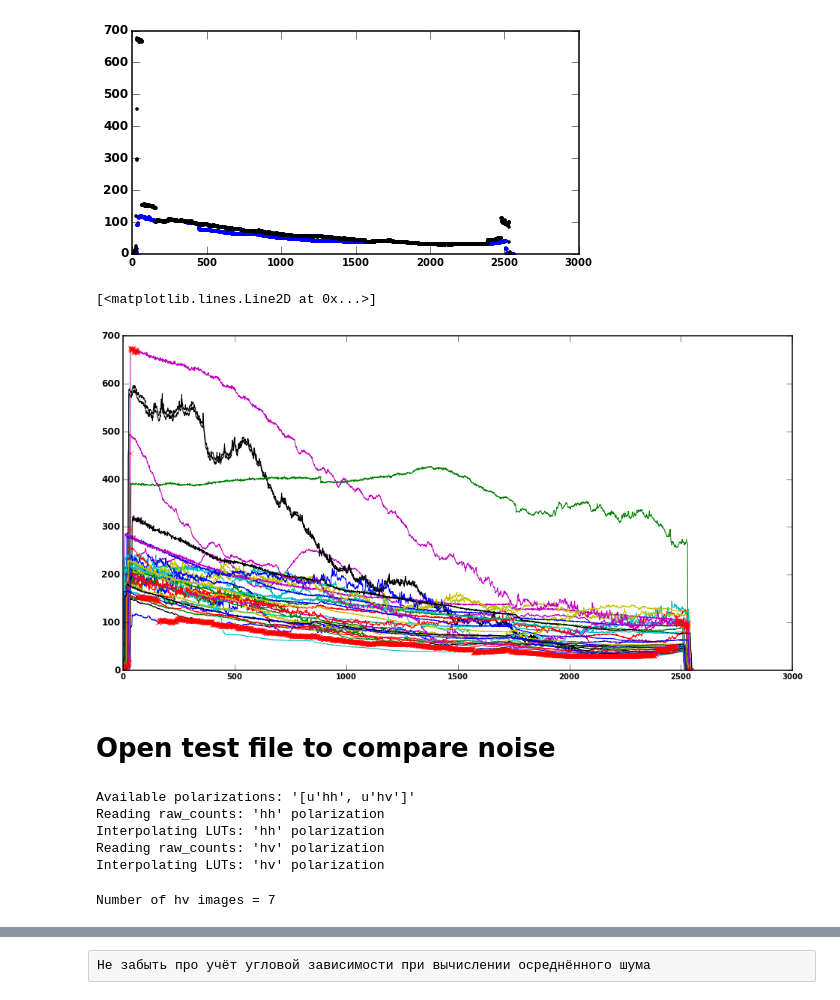
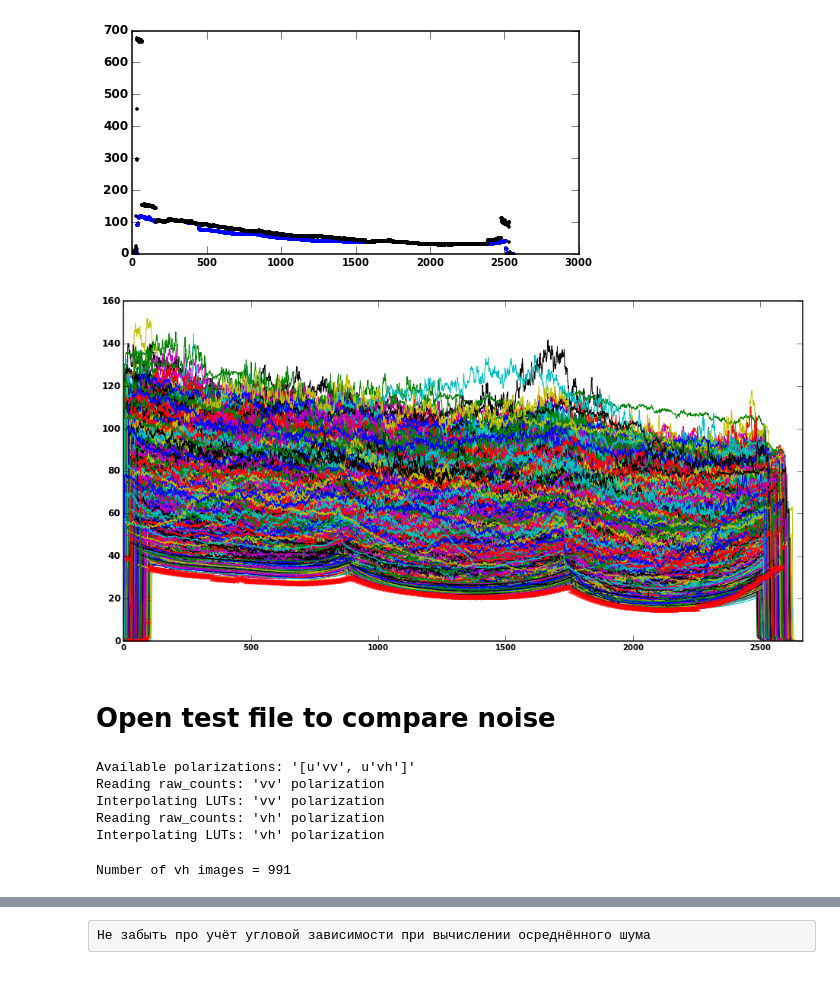
Before and after one commit to magican/PySOL, a Jupyter notebook: notebooks/Sentinel-1/0.0.0.Sentinel-1_remove_noise_by_avg.ipynb, the cells around one changed output, grey strips where cells are left out. Cells and saved outputs as stored; diff of their text form; code cells hidden in the pictures.

```diff
--- a/notebooks/Sentinel-1/0.0.0.Sentinel-1_remove_noise_by_avg.ipynb
+++ b/notebooks/Sentinel-1/0.0.0.Sentinel-1_remove_noise_by_avg.ipynb
@@ -63,3 +62,11 @@ for _dir, sub_dir, fileNameList in os.walk('./dumps'):
                 del _rawCountsAvg
 # %% [markdown]
 ## Filling the raw_counts array from all of the files
+# %%
+inpath = '/media/SOLabNFS2/store/satellite/sentinel-1/'
+fn = 'S1A_EW_GRDM_1SDH_20141004T061357_20141004T061501_002676_002FBD_A7E4.zip'
+raw_counts, polarization, _, GEOgrid= readS1.readS1_raw_counts(inpath=inpath, fn=fn)
+
+from scipy.interpolate import interp1d
+
+incidenceAngle = interp1d(GEOgrid['pixel'][0,:], GEOgrid['incidenceAngle'][0,:])(arange(raw_counts[polarization[0]].shape[1]))
@@ -94,7 +105,7 @@ for _dir, sub_dir, fileNameList in os.walk(inpath):
                 ('median' not in rawCountsAvg[fn[:-39]][polarization])):
                     print "Processing %s" % fn
                     try:
-                        raw_counts, polarization, _ = readS1.readS1_raw_counts(inpath=inpath, fn=fn)
+                        raw_counts, incidenceAngle_2, polarization, _ = readS1.readS1_raw_counts(inpath=inpath, fn=fn)
                     except Exception:
                         print Exception.message
                         continue
@@ -210,6 +221,6 @@ def noiseLutMskEdgs(nLt):
         nLtMasked[peakInd[1]:-1,j] = ma.masked
     return nLtMasked
 # %%
-nLt = noiseLutAvg(rawCountsAvg, pol='hh', scale=10)
+nLt = noiseLutAvg(rawCountsAvg, pol='vh', scale=10)
 nLtMasked = noiseLutMskEdgs(nLt)
 # %% [output]
@@ -235,12 +245,19 @@ plt.plot(nLtMasked.min(axis=1), 'k.')
 # %%
 plt.close('all')
 plt.figure(figsize=(16,8))
 plt.plot(nLt)
 # plt.plot(nanmin(nLt, axis=1), 'yo')
 plt.plot(nLtMasked.min(axis=1), 'rx')
+plt.xlim(0,len(nLtMasked))
+# oPath = '/home/mag/Documents/repos/solab/PySOL/notebooks/Sentinel-1/for_presentation/'
+# oFileName = os.path.join(oPath, 'VH_noise')
+# plt.savefig(oFileName, dpi=300,
+#             facecolor='None',
+#             bbox_inches='tight',
+#             transparent=False,
+#             pad_inches=0)
 # %% [output]
-[<matplotlib.lines.Line2D at 0x...>]
-[figure, old version]
+[figure, new version]
 # %% [markdown]
 # Open test file to compare noise
 # %%
@@ -251,28 +268,28 @@ fn = 'S1A_IW_GRDH_1SDV_20150603T154002_20150603T154027_006211_0081A9_5F10.zip'
 
 # for HH - HV
 # Liza Polar Low 2015 June 01
-inpath = '/media/SOLabNFS2/tmp/different_SAR/sentinel-1/Liza_PL_01_June_2015/'
-fn = 'S1A_EW_GRDM_1SDH_20150601T173700_20150601T173804_006183_0080D9_94AD.zip'
+# inpath = '/media/SOLabNFS2/tmp/different_SAR/sentinel-1/Liza_PL_01_June_2015/'
+# fn = 'S1A_EW_GRDM_1SDH_20150601T173700_20150601T173804_006183_0080D9_94AD.zip'
 
 s1 = readS1.readS1(inpath=inpath, fn=fn)
 # %% [output]
-Available polarizations: '[u'hh', u'hv']'
-Reading raw_counts: 'hh' polarization
-Interpolating LUTs: 'hh' polarization
-Reading raw_counts: 'hv' polarization
-Interpolating LUTs: 'hv' polarization
+Available polarizations: '[u'vv', u'vh']'
+Reading raw_counts: 'vv' polarization
+Interpolating LUTs: 'vv' polarization
+Reading raw_counts: 'vh' polarization
+Interpolating LUTs: 'vh' polarization
 # %%
 # get vars from s1 class
 for k, v in s1.__dict__.iteritems():
     locals()[k]=v
 # %%
 scale = 10
-p='hv'
+p='vh'
 nLt = noiseLutAvg(rawCountsAvg, p, scale=10)
 nLtMasked = noiseLutMskEdgs(nLt)
 nLtMin = nLtMasked.min(axis=1)
 # %% [output]
-Number of hv images = 7
+Number of vh images = 991
 # %%
 # Preserving shapes of noiseLUTs and raw_counts
 print nLtMin.shape
```
Also changed, not shown: parts of 7 cells of this notebook, 12 other files.
